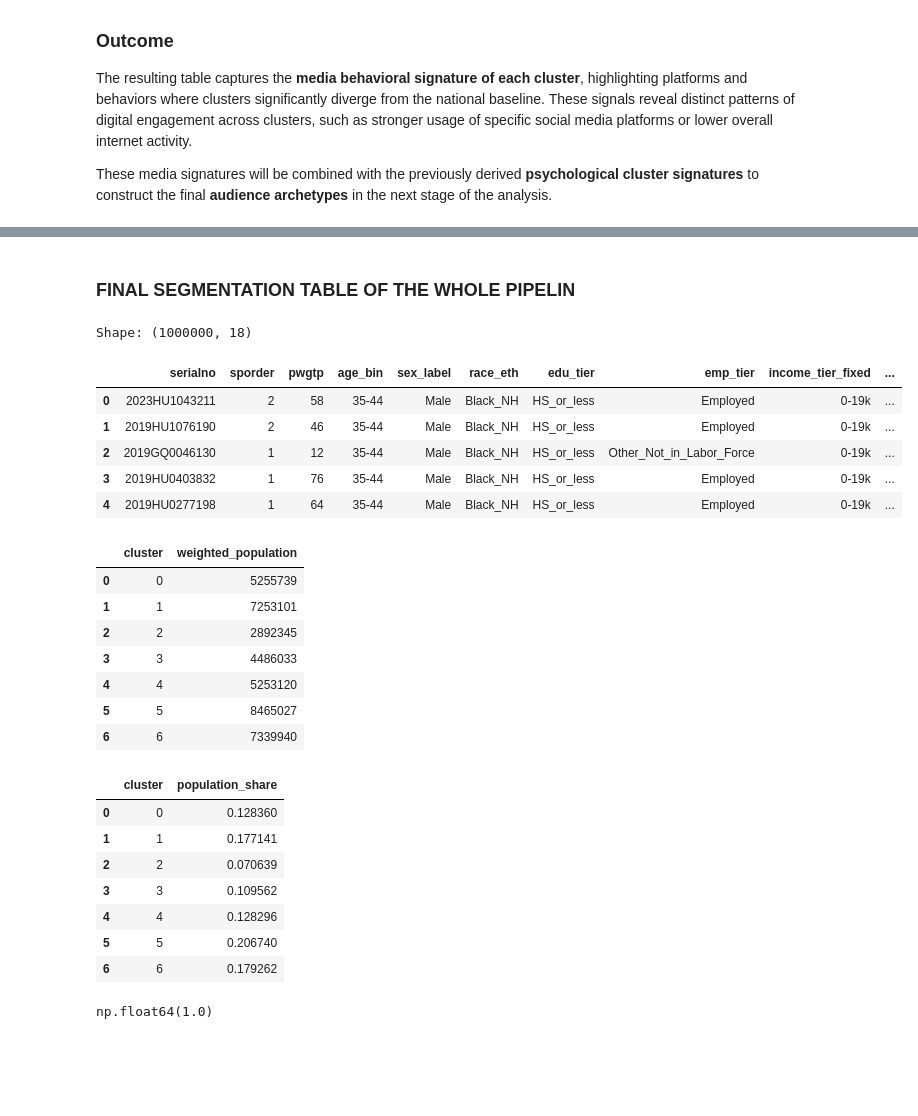
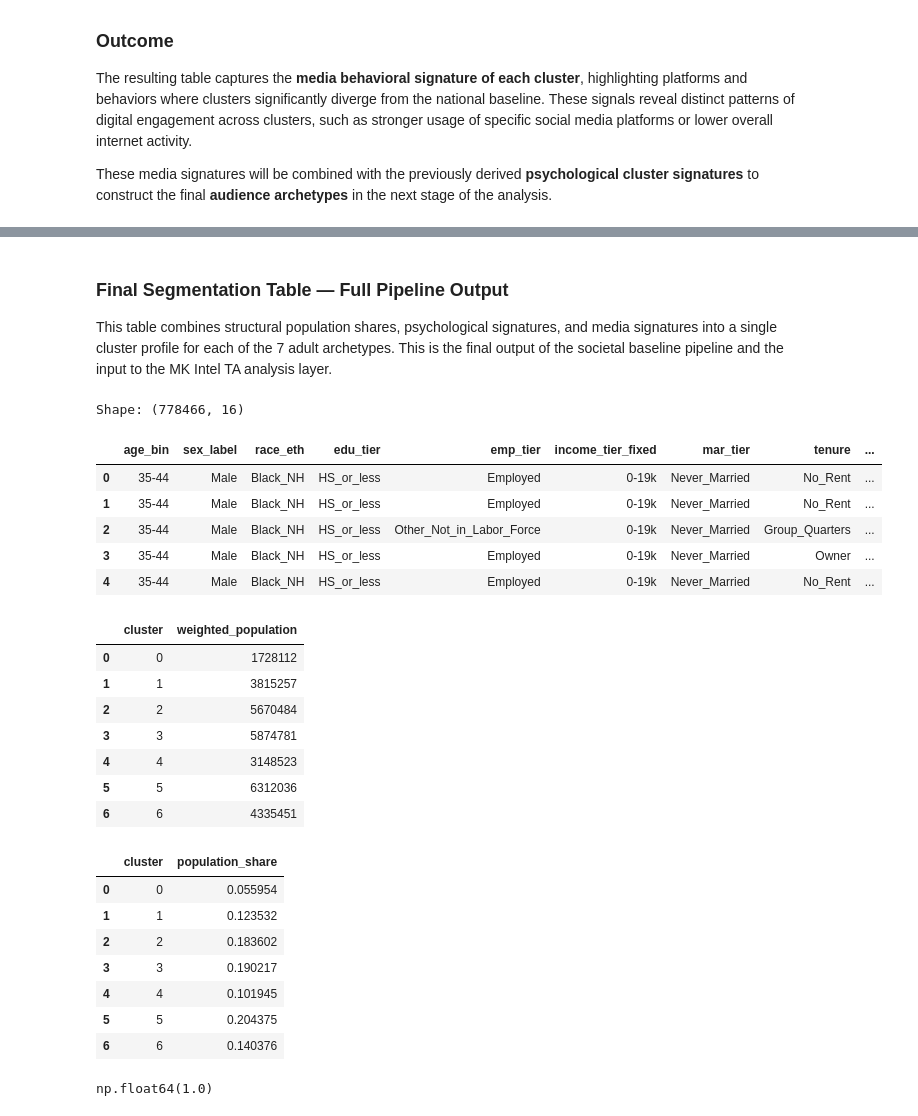
Before and after one commit to MarketKinetics/mk-intel, a Jupyter notebook: notebooks/10_cluster_interpretation&audience_archetypes.ipynb, the cells around one changed output, grey strips where cells are left out. Saved outputs shown, nothing was run; the diff lists cells and outputs as text; code cells hidden in the pictures; blank space fills up the shorter version.

```diff
--- a/notebooks/10_cluster_interpretation&audience_archetypes.ipynb
+++ b/notebooks/10_cluster_interpretation&audience_archetypes.ipynb
@@ -26,7 +21,6 @@ DATA_MODELS = PROJECT_ROOT / "data" / "societal_models"
 # %%
 # Project root (assumes notebook is inside /notebooks)
-PROJECT_ROOT = Path("..")
-
-DATA_MODELS = PROJECT_ROOT / "data" / "societal_models"
+PROJECT_ROOT   = Path().resolve().parent
+DATA_MODELS    = PROJECT_ROOT / "data" / "societal_models"
 DATA_PROCESSED = PROJECT_ROOT / "data" / "societal_processed"
 # %%
@@ -390,21 +382,27 @@ cluster_summary
 | 6 | 6 | [media_usage: internet_frequency,... |
 # %% [markdown]
-### FINAL SEGMENTATION TABLE OF THE WHOLE PIPELIN
+### Final Segmentation Table — Full Pipeline Output
+
+This table combines structural population shares, psychological
+signatures, and media signatures into a single cluster profile
+for each of the 7 adult archetypes. This is the final output
+of the societal baseline pipeline and the input to the MK Intel
+TA analysis layer.
 # %%
-cluster_pop_path = DATA_MODELS /"old"/ "mk_structural_population_clustered_v1.parquet"
+cluster_pop_path = DATA_MODELS / "06b_mk_structural_population_clustered_v2.parquet"
 
 df_struct = pd.read_parquet(cluster_pop_path)
 
 print("Shape:", df_struct.shape)
 df_struct.head()
 # %% [output]
-Shape: (1000000, 18)
+Shape: (778466, 16)
-|  | serialno | sporder | pwgtp | age_bin | sex_label | race_eth | edu_tier | emp_tier | income_tier_fixed | ... |
-| 0 | 2023HU1043211 | 2 | 58 | 35-44 | Male | Black_NH | HS_or_less | Employed | 0-19k | ... |
-| 1 | 2019HU1076190 | 2 | 46 | 35-44 | Male | Black_NH | HS_or_less | Employed | 0-19k | ... |
-| 2 | 2019GQ0046130 | 1 | 12 | 35-44 | Male | Black_NH | HS_or_less | Other_Not_in_Labor_Force | 0-19k | ... |
-| 3 | 2019HU0403832 | 1 | 76 | 35-44 | Male | Black_NH | HS_or_less | Employed | 0-19k | ... |
-| 4 | 2019HU0277198 | 1 | 64 | 35-44 | Male | Black_NH | HS_or_less | Employed | 0-19k | ... |
+|  | age_bin | sex_label | race_eth | edu_tier | emp_tier | income_tier_fixed | mar_tier | tenure | ... |
+| 0 | 35-44 | Male | Black_NH | HS_or_less | Employed | 0-19k | Never_Married | No_Rent | ... |
+| 1 | 35-44 | Male | Black_NH | HS_or_less | Employed | 0-19k | Never_Married | No_Rent | ... |
+| 2 | 35-44 | Male | Black_NH | HS_or_less | Other_Not_in_Labor_Force | 0-19k | Never_Married | Group_Quarters | ... |
+| 3 | 35-44 | Male | Black_NH | HS_or_less | Employed | 0-19k | Never_Married | Owner | ... |
+| 4 | 35-44 | Male | Black_NH | HS_or_less | Employed | 0-19k | Never_Married | No_Rent | ... |
 # %%
 # computing weighted cluster population
 cluster_population = (
@@ -417,13 +415,13 @@ cluster_population = (
 cluster_population
 # %% [output]
 |  | cluster | weighted_population |
-| 0 | 0 | 5255739 |
-| 1 | 1 | 7253101 |
-| 2 | 2 | 2892345 |
-| 3 | 3 | 4486033 |
-| 4 | 4 | 5253120 |
-| 5 | 5 | 8465027 |
-| 6 | 6 | 7339940 |
+| 0 | 0 | 1728112 |
+| 1 | 1 | 3815257 |
+| 2 | 2 | 5670484 |
+| 3 | 3 | 5874781 |
+| 4 | 4 | 3148523 |
+| 5 | 5 | 6312036 |
+| 6 | 6 | 4335451 |
 # %%
 # compute population share
 cluster_population["population_share"] = (
@@ -439,13 +437,13 @@ cluster_population = cluster_population[
 cluster_population
 # %% [output]
 |  | cluster | population_share |
-| 0 | 0 | 0.128360 |
-| 1 | 1 | 0.177141 |
-| 2 | 2 | 0.070639 |
-| 3 | 3 | 0.109562 |
-| 4 | 4 | 0.128296 |
-| 5 | 5 | 0.206740 |
-| 6 | 6 | 0.179262 |
+| 0 | 0 | 0.055954 |
+| 1 | 1 | 0.123532 |
+| 2 | 2 | 0.183602 |
+| 3 | 3 | 0.190217 |
+| 4 | 4 | 0.101945 |
+| 5 | 5 | 0.204375 |
+| 6 | 6 | 0.140376 |
 # %%
 # check
 cluster_population["population_share"].sum()
```
Also changed, not shown: parts of 16 cells of this notebook, 11 other files.
